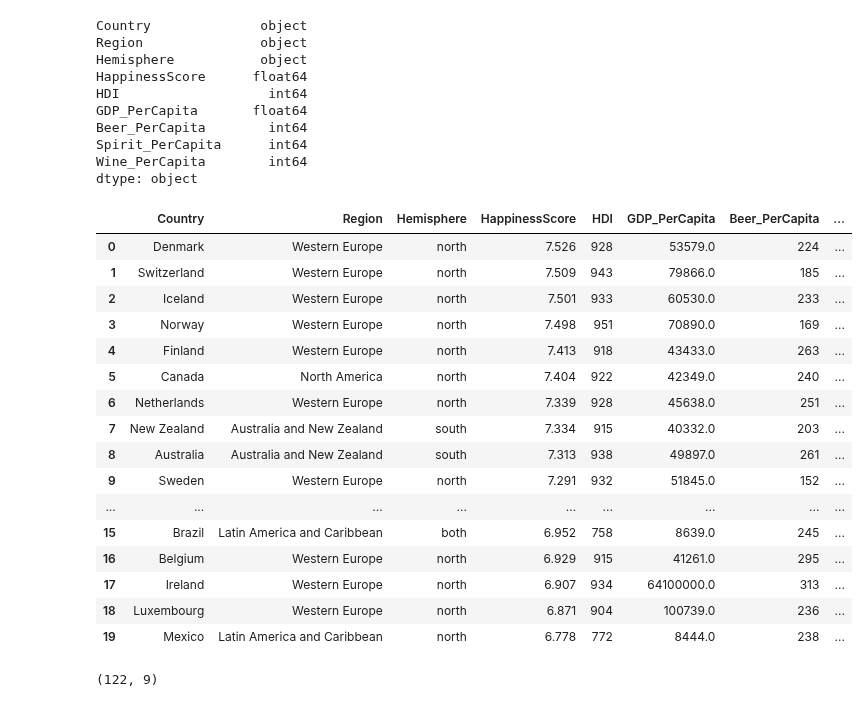
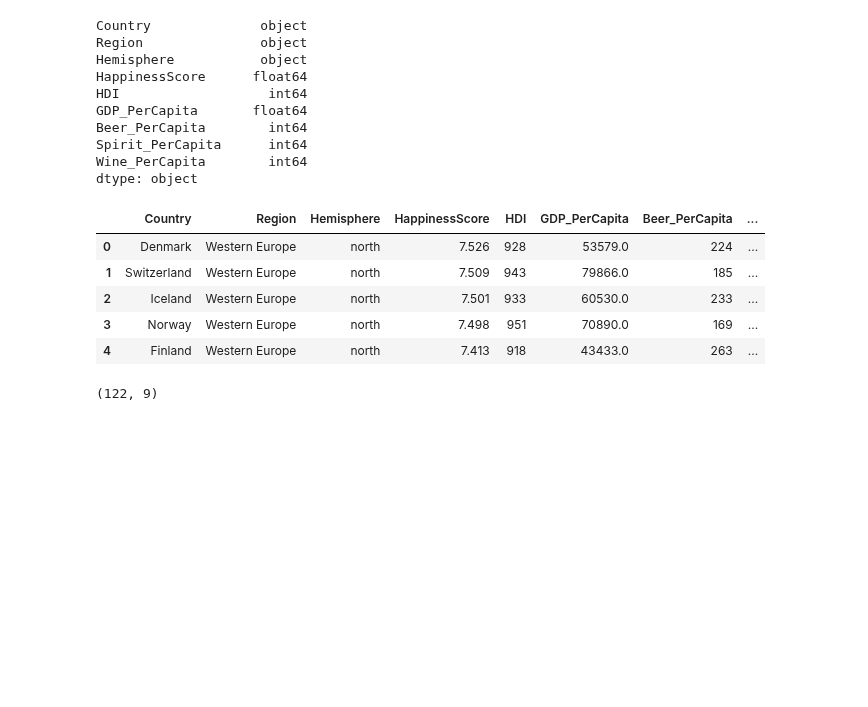
Before and after one commit to mattcaseycpa/project1, a Jupyter notebook: project.ipynb, the cells around one changed output. Cells and saved outputs as stored; diff of their text form; code cells hidden in the pictures; blank space fills up the shorter version.

```diff
--- a/project.ipynb
+++ b/project.ipynb
@@ -34,28 +34,16 @@ dtype: object
 # %%
 for index, row in data_df.iterrows():
     if row["GDP_PerCapita"] % 1 > 0:
         data_df.loc[index, "GDP_PerCapita"] = 1000 * row["GDP_PerCapita"]
-#     else:
-#         row["GDP_PerCapita_Updated"] = row["GDP_PerCapita"]
-data_df.head(20)
+
+data_df.head()
 # %% [output]
 |  | Country | Region | Hemisphere | HappinessScore | HDI | GDP_PerCapita | Beer_PerCapita | ... |
 | 0 | Denmark | Western Europe | north | 7.526 | 928 | 53579.0 | 224 | ... |
 | 1 | Switzerland | Western Europe | north | 7.509 | 943 | 79866.0 | 185 | ... |
 | 2 | Iceland | Western Europe | north | 7.501 | 933 | 60530.0 | 233 | ... |
 | 3 | Norway | Western Europe | north | 7.498 | 951 | 70890.0 | 169 | ... |
 | 4 | Finland | Western Europe | north | 7.413 | 918 | 43433.0 | 263 | ... |
-| 5 | Canada | North America | north | 7.404 | 922 | 42349.0 | 240 | ... |
-| 6 | Netherlands | Western Europe | north | 7.339 | 928 | 45638.0 | 251 | ... |
-| 7 | New Zealand | Australia and New Zealand | south | 7.334 | 915 | 40332.0 | 203 | ... |
-| 8 | Australia | Australia and New Zealand | south | 7.313 | 938 | 49897.0 | 261 | ... |
-| 9 | Sweden | Western Europe | north | 7.291 | 932 | 51845.0 | 152 | ... |
-| ... | ... | ... | ... | ... | ... | ... | ... | ... |
-| 15 | Brazil | Latin America and Caribbean | both | 6.952 | 758 | 8639.0 | 245 | ... |
-| 16 | Belgium | Western Europe | north | 6.929 | 915 | 41261.0 | 295 | ... |
-| 17 | Ireland | Western Europe | north | 6.907 | 934 | 64100000.0 | 313 | ... |
-| 18 | Luxembourg | Western Europe | north | 6.871 | 904 | 100739.0 | 236 | ... |
-| 19 | Mexico | Latin America and Caribbean | north | 6.778 | 772 | 8444.0 | 238 | ... |
 # %%
 #shape of dataframe
 data_df.shape
```
Also changed, not shown: parts of 4 cells of this notebook.
